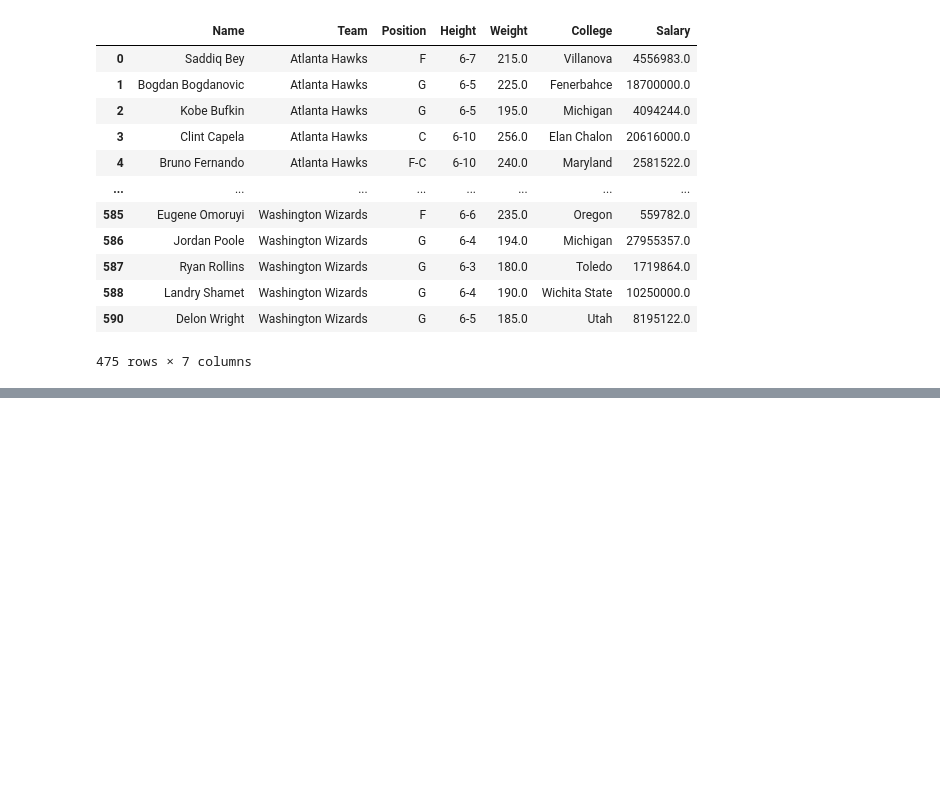
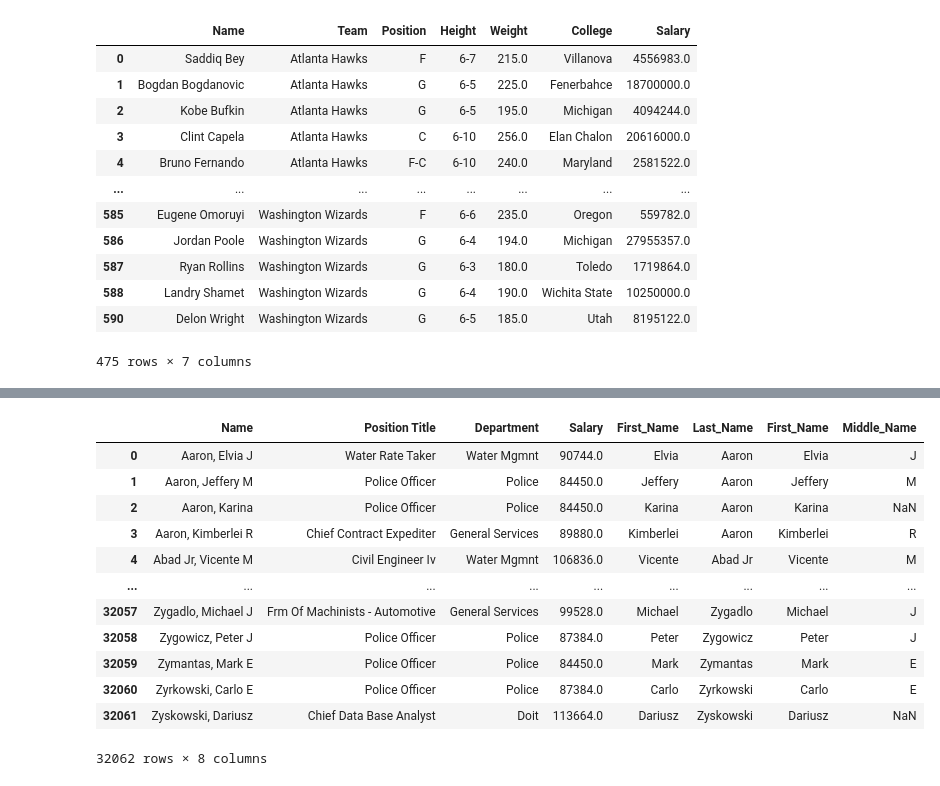
Before and after one commit to sthasarita/Pandas, a Jupyter notebook: Untitled4.ipynb, the cells around one changed output, grey strips where cells are left out. Cells and saved outputs as stored; diff of their text form; code cells hidden in the pictures; blank space fills up the shorter version.

```diff
--- a/Untitled4.ipynb
+++ b/Untitled4.ipynb
@@ -304,0 +461,2 @@ nba
+# %%
+ch.columns = ch.columns.str.lower()
@@ -304,0 +472,2 @@ nba
+# %%
+ch[["Last_name", "First_name"]] = ch["name"].str.split(",", expand = True)
@@ -304,0 +483,2 @@ nba
+# %%
+ch[["First_name", "Middle_name"]] =   ch["First_name"].str.strip().str.split(" ", expand = True, n = 1)
@@ -304,0 +506,2 @@ nba
+# %%
+ch.columns = ch.columns.str.title()
@@ -304,0 +517,16 @@ nba
+# %%
+ch
+# %% [output]
+|  | Name | Position Title | Department | Salary | First_Name | Last_Name | First_Name | Middle_Name |
+| 0 | Aaron, Elvia J | Water Rate Taker | Water Mgmnt | 90744.0 | Elvia | Aaron | Elvia | J |
+| 1 | Aaron, Jeffery M | Police Officer | Police | 84450.0 | Jeffery | Aaron | Jeffery | M |
+| 2 | Aaron, Karina | Police Officer | Police | 84450.0 | Karina | Aaron | Karina | NaN |
+| 3 | Aaron, Kimberlei R | Chief Contract Expediter | General Services | 89880.0 | Kimberlei | Aaron | Kimberlei | R |
+| 4 | Abad Jr, Vicente M | Civil Engineer Iv | Water Mgmnt | 106836.0 | Vicente | Abad Jr | Vicente | M |
+| ... | ... | ... | ... | ... | ... | ... | ... | ... |
+| 32057 | Zygadlo, Michael J | Frm Of Machinists - Automotive | General Services | 99528.0 | Michael | Zygadlo | Michael | J |
+| 32058 | Zygowicz, Peter J | Police Officer | Police | 87384.0 | Peter | Zygowicz | Peter | J |
+| 32059 | Zymantas, Mark E | Police Officer | Police | 84450.0 | Mark | Zymantas | Mark | E |
+| 32060 | Zyrkowski, Carlo E | Police Officer | Police | 87384.0 | Carlo | Zyrkowski | Carlo | E |
+| 32061 | Zyskowski, Dariusz | Chief Data Base Analyst | Doit | 113664.0 | Dariusz | Zyskowski | Dariusz | NaN |
+32062 rows × 8 columns
```
Also changed, not shown: parts of 47 cells of this notebook.
